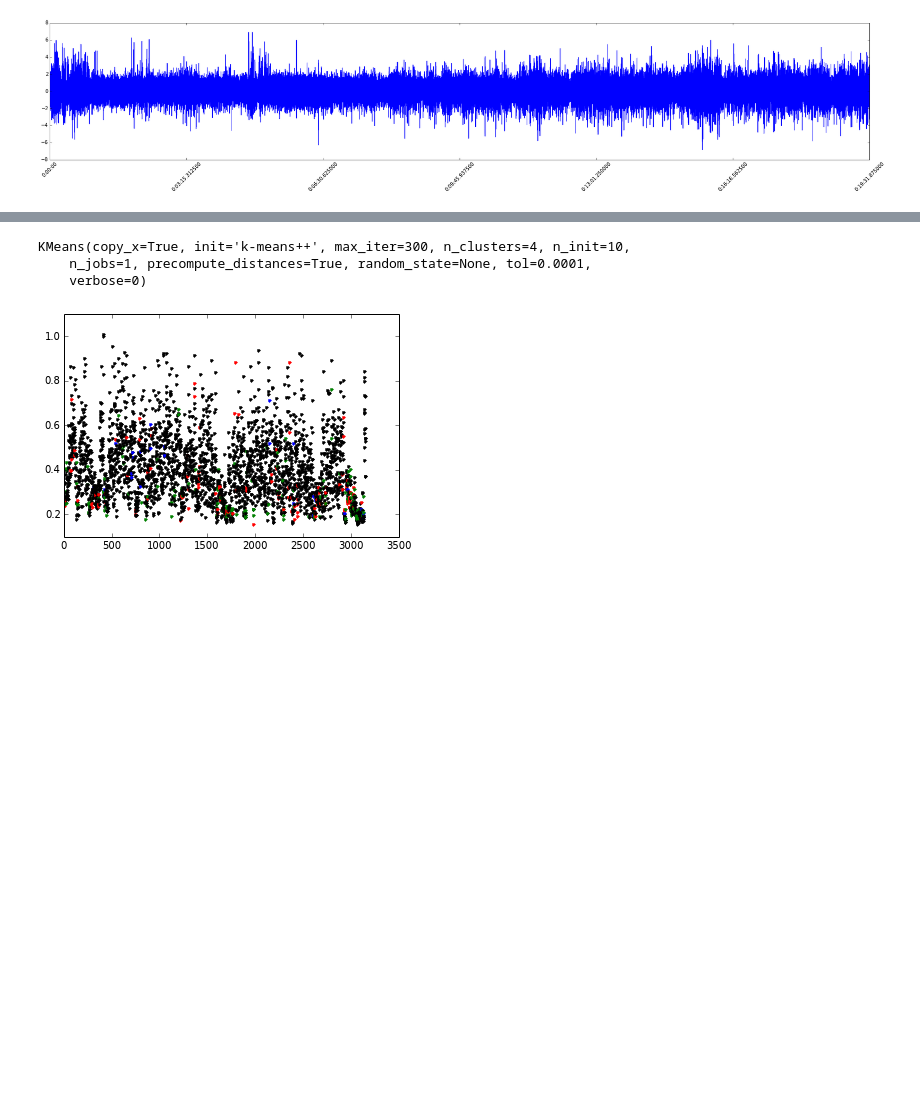
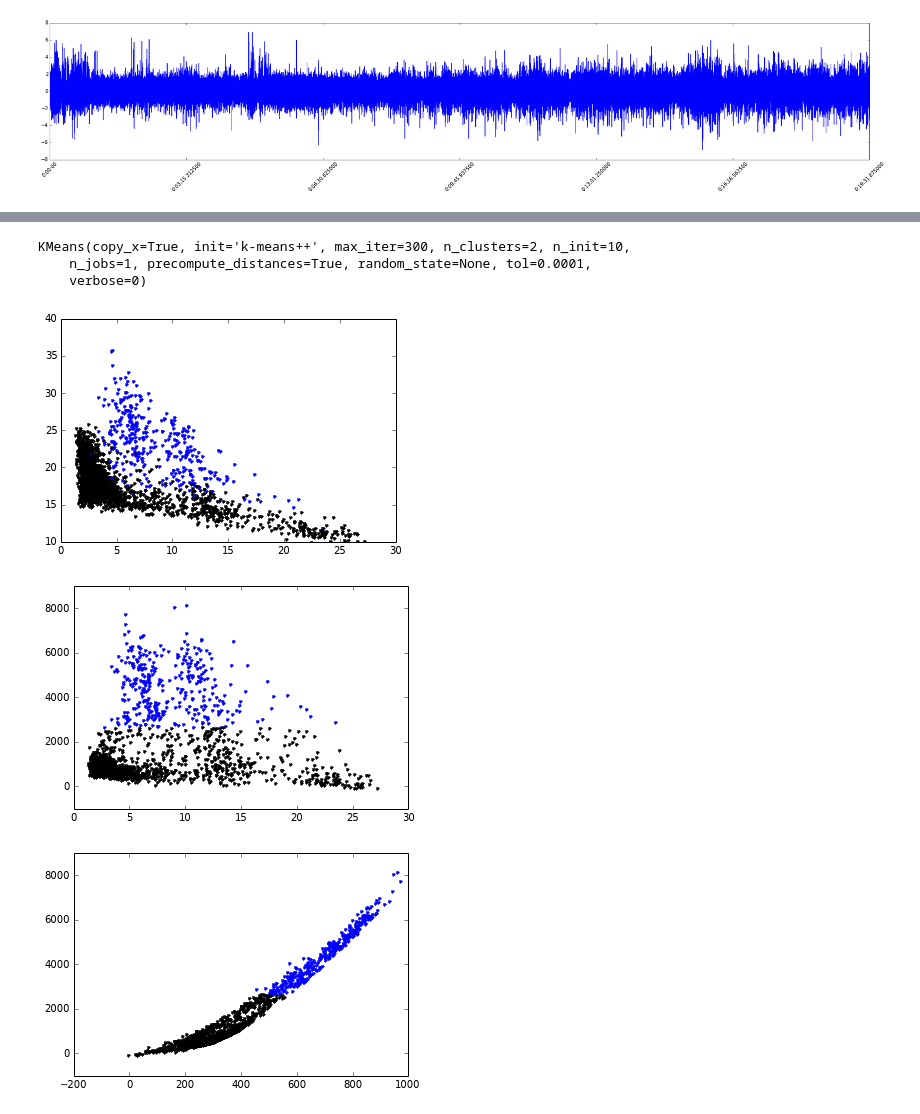
Before and after one commit to gilestrolab/pyrem, a Jupyter notebook: prototype/features.ipynb, the cells around one changed output, grey strips where cells are left out. Drawn from its saved outputs; the diff is of its cells as text; code cells hidden in the pictures; blank space fills up the shorter version.

Commit message:
now use welch periodogram for frequency analysis

```diff
--- a/prototype/features.ipynb
+++ b/prototype/features.ipynb
@@ -25,6 +53,6 @@ sig[0:300000]
 # %%
 ff = pr.features.FeatureFactory()
-dfs = [ff(t,s) for t, s in sig.embed_seq(sig.sampling_freq * 60, sig.sampling_freq * 20 )]
+dfs = [ff(t,s) for t, s in sig.embed_seq(sig.sampling_freq * 30, sig.sampling_freq * 20 )]
 features = pd.concat(dfs)
 features.shape
 # %% [output]
@@ -42,20 +97,31 @@ f = np.array(features)
 # %%
 from sklearn import cluster
 # %%
-km = cluster.KMeans(4)
+
+f = np.array(features[["welch_median","welch_sd","welch_kurtosis","welch_skew"]] )
+
+km = cluster.KMeans(2)
 fit = km.fit(f)
 # %%
 fit
 # %% [output]
-KMeans(copy_x=True, init='k-means++', max_iter=300, n_clusters=4, n_init=10,
+KMeans(copy_x=True, init='k-means++', max_iter=300, n_clusters=2, n_init=10,
     n_jobs=1, precompute_distances=True, random_state=None, tol=0.0001,
     verbose=0)
 # %%
 
 p = km.predict(f)
 color_map = ["k","b","r","g"]
 pl.figure()
-for i, (c, x, y) in enumerate(zip(p, features["power_median"], features["power_median"])):
-    pl.plot(i, x,'.',color=color_map[c])
+for i, (c, x, y) in enumerate(zip(p, features["welch_median"], features["welch_sd"])):
+    pl.plot(x, y,'.',color=color_map[c])
+pl.figure()
+for i, (c, x, y) in enumerate(zip(p, features["welch_median"], features["welch_kurtosis"])):
+    pl.plot(x, y,'.',color=color_map[c])
+pl.figure()
+for i, (c, x, y) in enumerate(zip(p, features["welch_skew"], features["welch_kurtosis"])):
+    pl.plot(x, y,'.',color=color_map[c])
 # %% [output]
-[figure, old version]
+[figure, new version]
+[figure, added]
+[figure, added]
```
Also changed, not shown: parts of 7 cells of this notebook, 2 other files.
